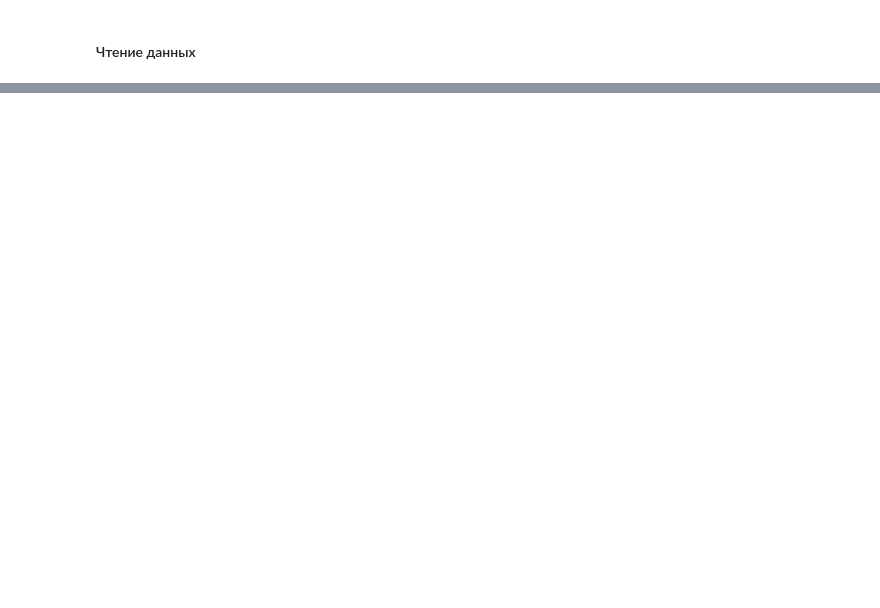
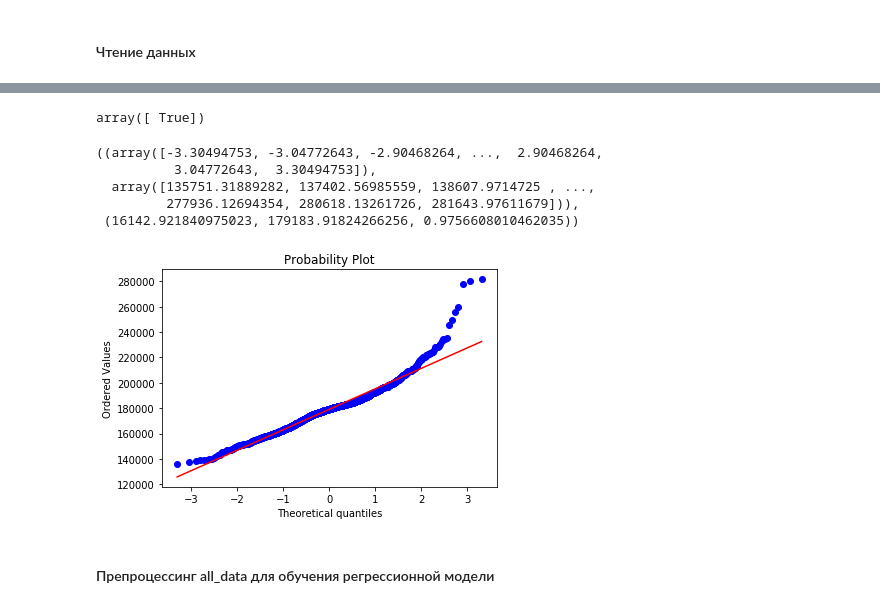
Before and after one commit to anyarulina/houseprices, a Jupyter notebook: House Prices.ipynb, the cells around one changed output, grey strips where cells are left out. Drawn from its saved outputs; the diff is of its cells as text; code cells hidden in the pictures; blank space fills up the shorter version.

```diff
--- a/House Prices.ipynb
+++ b/House Prices.ipynb
@@ -19,0 +46,3 @@ del test_target['Id']
+# %%
+test_target = pd.DataFrame(test_target, columns=['SalePrice']) # преобразуем train_target к типу DataFrame как и остальные данные, с названием столбца как в trsin_target
+test_target.sample(3)
@@ -22,3 +105,19 @@ all_data = train.append(test)
+# %%
+stat_test, p_test = sts.normaltest(test_target) # тест на нормальность
+p_test < 0.05 #  гипотеза о нормальности не отвергается
+# %% [output]
+array([ True])
+# %%
+sts.probplot(test_target['SalePrice'], dist="norm", plot=plt)
+# %% [output]
+((array([-3.30494753, -3.04772643, -2.90468264, ...,  2.90468264,
+          3.04772643,  3.30494753]),
+  array([135751.31889282, 137402.56985559, 138607.9714725 , ...,
+         277936.12694354, 280618.13261726, 281643.97611679])),
+ (16142.921840975023, 179183.91824266256, 0.9756608010462035))
+[figure, added]
+# %% [markdown]
+#### Препроцессинг all_data для обучения регрессионной модели
 # %%
 all_data.sample(n=5)
 # %% [output]
```
Also changed, not shown: parts of 81 cells of this notebook.
